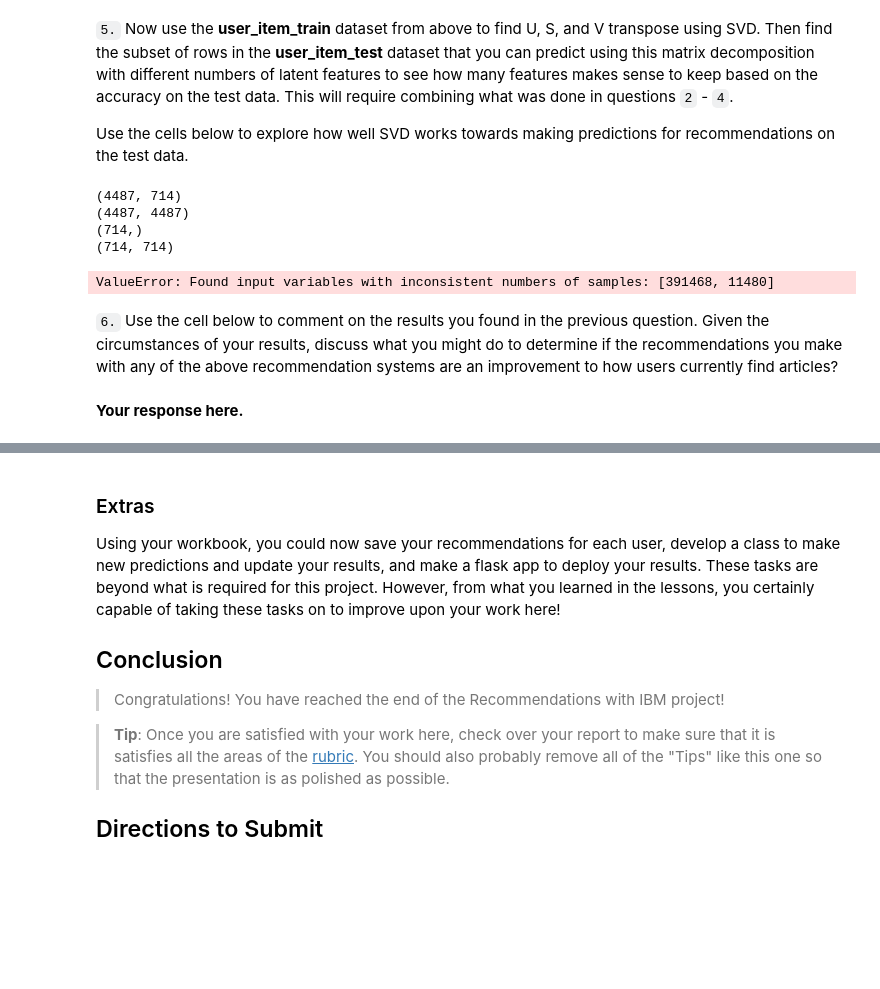
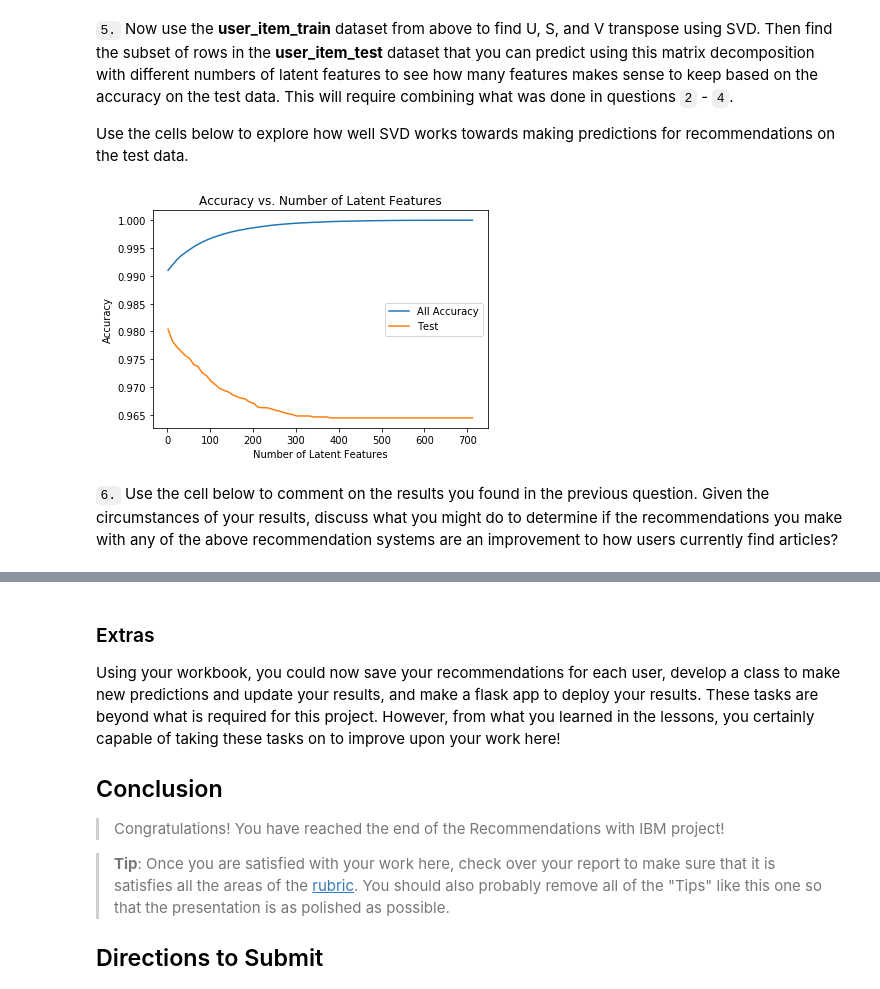
Before and after one commit to madkehl/Recommendation_with_IBM, a Jupyter notebook: Recommendations_with_IBM.ipynb, the cells around one changed output, grey strips where cells are left out. Saved outputs shown, nothing was run; the diff lists cells and outputs as text; code cells hidden in the pictures; blank space fills up the shorter version.

```diff
--- a/Recommendations_with_IBM.ipynb
+++ b/Recommendations_with_IBM.ipynb
@@ -1065,8 +1069,6 @@ def latent_feature_pred(ui_train, ui_test, k_ls):
         5. gets test and pred accuracy
 
     '''
-
-    sse_ls = []
     try:
         u, s, vt = np.linalg.svd(ui_train)
     except:
@@ -1075,28 +1077,34 @@ def latent_feature_pred(ui_train, ui_test, k_ls):
         except:
             print('sorry, your SVD is not converging')
 
+    test_ind = ui_test.index
+    row_ind = ui_train.index.isin(test_ind)
+    test_cols = ui_test.columns
+    col_ind = ui_train.columns.isin(test_cols)
+
+    train_ind = ui_train.index
+    row_ind_train = ui_test.index.isin(train_ind)
+    ui_test_short = ui_test.loc[row_ind_train]
+
+    u_test = u[row_ind, :]
+    vt_test = vt[:, col_ind]
 
     acc_all_ls = []
     acc_test_ls = []
 
     for k in k_ls:
-        u_new = u[:, :k]
+        u_new, vt_new = u[:, :k],vt[:k, :]
+        u_test_new, vt_test_new = u_test[:,:k], vt_test[:k, :]
 
         s_new = np.zeros((k, k))
         s_new[:k, :k] = np.diag(s[:k])
 
-        vt_new = vt[:k, :]
+        preds = np.around(np.dot(np.dot(u_new, s_new), vt_new))
 
-        pred_ratings = np.around(np.dot(np.dot(u_new, s_new), vt_new))
-        pred_ratings_df = pd.DataFrame(pred_ratings)
+        test_preds = np.around(np.dot(np.dot(u_test_new, s_new), vt_test_new))
 
-        pred_ratings_df.index = ui_train.index
-
-        test_train =ui_train[ui_train.index.isin(ui_test.index)]
-        test_preds =pred_ratings_df[pred_ratings_df.index.isin(ui_test.index)]
-
-        acc_all = accuracy_score(ui_train.values.flatten(), pred_ratings.flatten())
-        acc_test = accuracy_score(test_train.values.flatten(), test_preds.values.flatten())
+        acc_all = accuracy_score(ui_train.values.flatten(), preds.flatten())
+        acc_test = accuracy_score(ui_test_short.values.flatten(), test_preds.flatten())
 
         acc_test_ls.append(acc_test)
         acc_all_ls.append(acc_all)
@@ -1112,15 +1120,10 @@ def plot_latent_fig(k_ls, met_all_ls, met_test_ls, met_label = "Accuracy"):
     OUTPUT: none, plots figures
     '''
     plt.figure()
-    plt.plot(k_ls, met_all_ls, label='All Errors')
+    plt.plot(k_ls, met_all_ls, label='All Accuracy')
     plt.plot(k_ls, met_test_ls, label='Test')
     plt.xlabel('Number of Latent Features')
     plt.ylabel(met_label)
     plt.title(met_label + ' vs. Number of Latent Features')
     plt.legend()
     plt.show()
-# %% [output]
-(4487, 714)
-(4487, 4487)
-(714,)
-(714, 714)
@@ -1199,11 +1130,9 @@ def plot_latent_fig(k_ls, met_all_ls, met_test_ls, met_label = "Accuracy"):
 # %%
-k_ls = np.arange(2, user_item_train.shape[1], 5)
+k_ls = np.arange(2, user_item_train.shape[1], 10)
 
 acc_all_ls, acc_test_ls = latent_feature_pred(user_item_train, user_item_test, k_ls)
 plot_latent_fig(k_ls, acc_all_ls, acc_test_ls)
 # %% [output]
-ValueError: Found input variables with inconsistent numbers of samples: [391468, 11480]
+[figure, added]
 # %% [markdown]
 `6.` Use the cell below to comment on the results you found in the previous question. Given the circumstances of your results, discuss what you might do to determine if the recommendations you make with any of the above recommendation systems are an improvement to how users currently find articles?
-# %% [markdown]
-**Your response here.**
```
Also changed, not shown: parts of 4 cells of this notebook.
